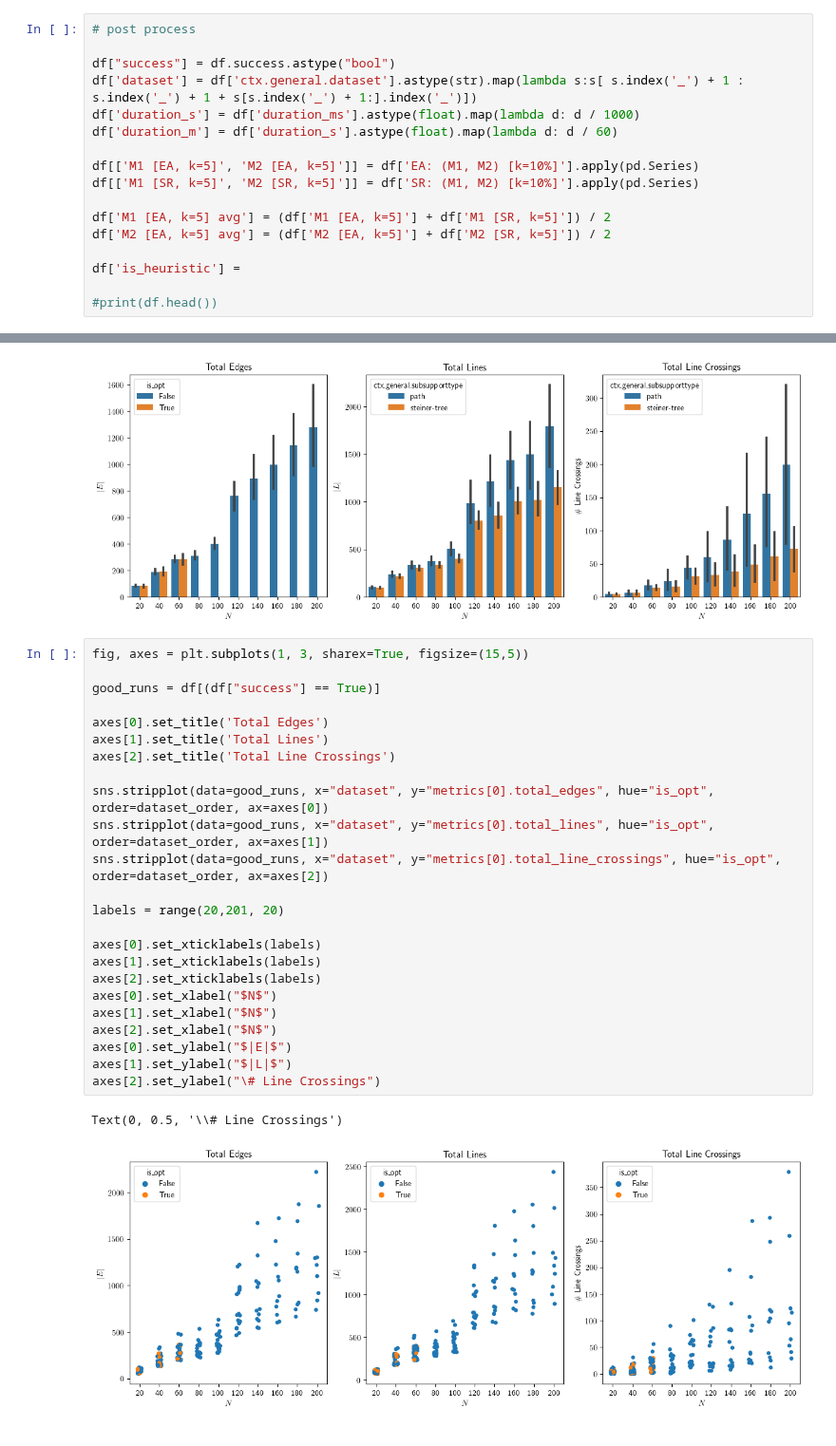
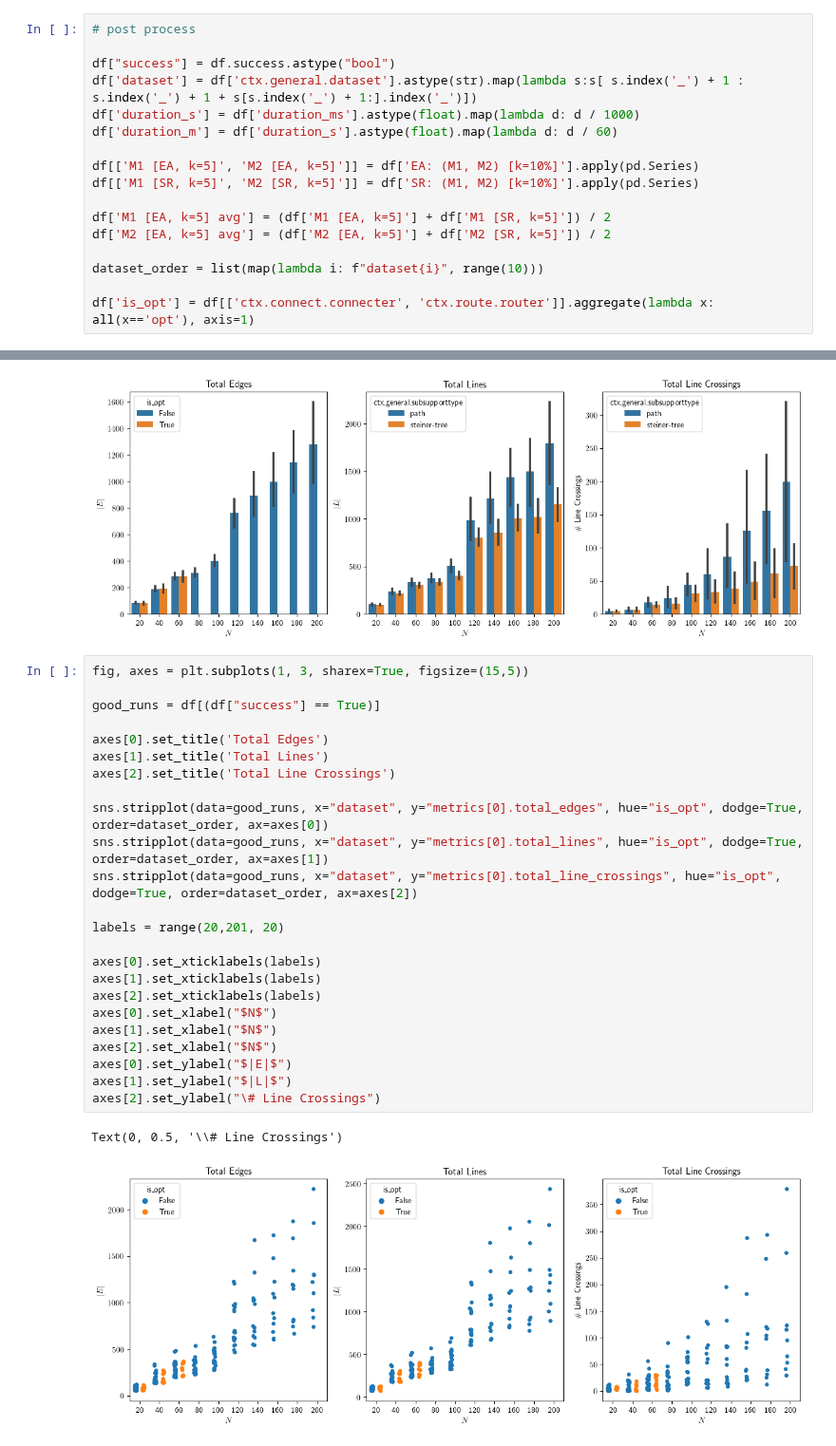
Before and after one commit to npiccolotto/undrground-tubes, a Jupyter notebook: designspace-result/merge.ipynb, the cells around one changed output, grey strips where cells are left out. Shown at 95% size. Cells and saved outputs as stored; diff of their text form.

```diff
--- a/designspace-result/merge.ipynb
+++ b/designspace-result/merge.ipynb
@@ -108,6 +108,6 @@ df[['M1 [SR, k=5]', 'M2 [SR, k=5]']] = df['SR: (M1, M2) [k=10%]'].apply(pd.Serie
 df['M1 [EA, k=5] avg'] = (df['M1 [EA, k=5]'] + df['M1 [SR, k=5]']) / 2
 df['M2 [EA, k=5] avg'] = (df['M2 [EA, k=5]'] + df['M2 [SR, k=5]']) / 2
 
-df['is_heuristic'] =
+dataset_order = list(map(lambda i: f"dataset{i}", range(10)))
 
-#print(df.head())
+df['is_opt'] = df[['ctx.connect.connecter', 'ctx.route.router']].aggregate(lambda x: all(x=='opt'), axis=1)
@@ -247,27 +243,27 @@ Text(0, 0.5, '\\# Line Crossings')
 # %%
 fig, axes = plt.subplots(1, 3, sharex=True, figsize=(15,5))
 
 good_runs = df[(df["success"] == True)]
 
 axes[0].set_title('Total Edges')
 axes[1].set_title('Total Lines')
 axes[2].set_title('Total Line Crossings')
 
-sns.stripplot(data=good_runs, x="dataset", y="metrics[0].total_edges", hue="is_opt", order=dataset_order, ax=axes[0])
-sns.stripplot(data=good_runs, x="dataset", y="metrics[0].total_lines", hue="is_opt", order=dataset_order, ax=axes[1])
-sns.stripplot(data=good_runs, x="dataset", y="metrics[0].total_line_crossings", hue="is_opt", order=dataset_order, ax=axes[2])
+sns.stripplot(data=good_runs, x="dataset", y="metrics[0].total_edges", hue="is_opt", dodge=True, order=dataset_order, ax=axes[0])
+sns.stripplot(data=good_runs, x="dataset", y="metrics[0].total_lines", hue="is_opt", dodge=True, order=dataset_order, ax=axes[1])
+sns.stripplot(data=good_runs, x="dataset", y="metrics[0].total_line_crossings", hue="is_opt", dodge=True, order=dataset_order, ax=axes[2])
 
 labels = range(20,201, 20)
 
 axes[0].set_xticklabels(labels)
 axes[1].set_xticklabels(labels)
 axes[2].set_xticklabels(labels)
 axes[0].set_xlabel("$N$")
 axes[1].set_xlabel("$N$")
 axes[2].set_xlabel("$N$")
 axes[0].set_ylabel("$|E|$")
 axes[1].set_ylabel("$|L|$")
 axes[2].set_ylabel("\# Line Crossings")
 # %% [output]
 Text(0, 0.5, '\\# Line Crossings')
-[figure, old version]
+[figure, new version]
```
Also changed, not shown: parts of 1 cell of this notebook.
